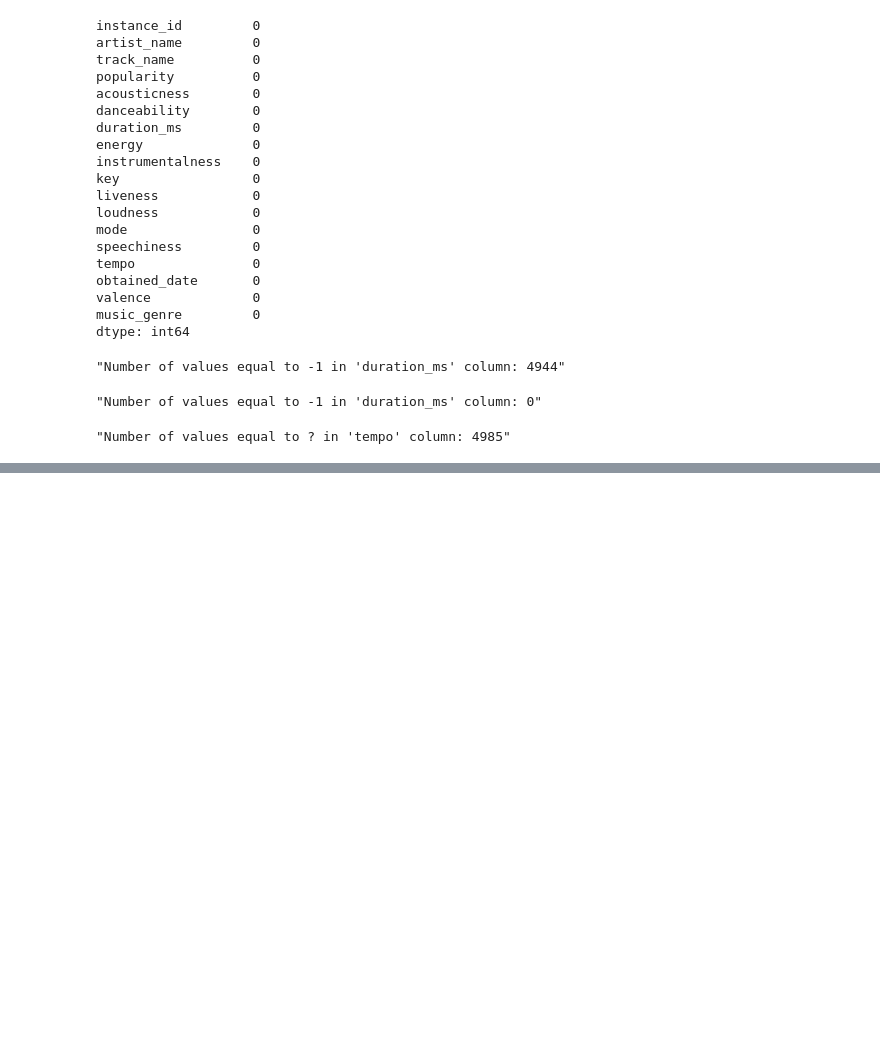
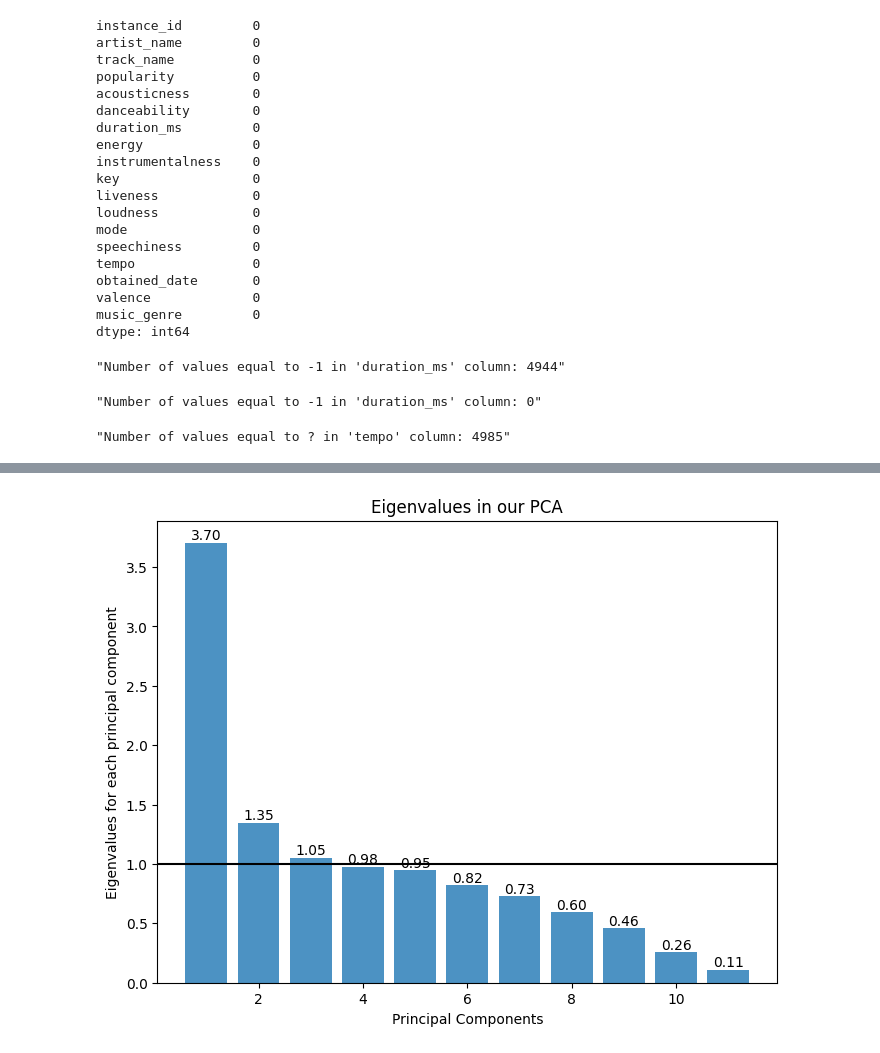
Before and after one commit to whykay-01/machine-learning-music-genre-classifier, a Jupyter notebook: capstone.ipynb, the cells around one changed output, grey strips where cells are left out. Cells and saved outputs as stored; diff of their text form; code cells hidden in the pictures; blank space fills up the shorter version.

```diff
--- a/capstone.ipynb
+++ b/capstone.ipynb
@@ -179,0 +250,17 @@ plt.show()
+# %%
+# eigenvalues
+eigenvalues = pca.explained_variance_
+
+plt.figure(figsize=(8, 6))
+bars = plt.bar(range(1, len(eigenvalues) + 1), eigenvalues, alpha=0.8, align='center')
+plt.axhline(y=1, color='k', linestyle='-')  # Add a horizontal line at y=0
+
+for bar, value in zip(bars, eigenvalues):
+    plt.text(bar.get_x() + bar.get_width() / 2, bar.get_height(), f'{value:.2f}', ha='center', va='bottom')
+
+plt.ylabel('Eigenvalues for each principal component')
+plt.xlabel('Principal Components')
+plt.title('Eigenvalues in our PCA')
+plt.show()
+# %% [output]
+[figure, added]
```
Also changed, not shown: parts of 13 cells of this notebook.
